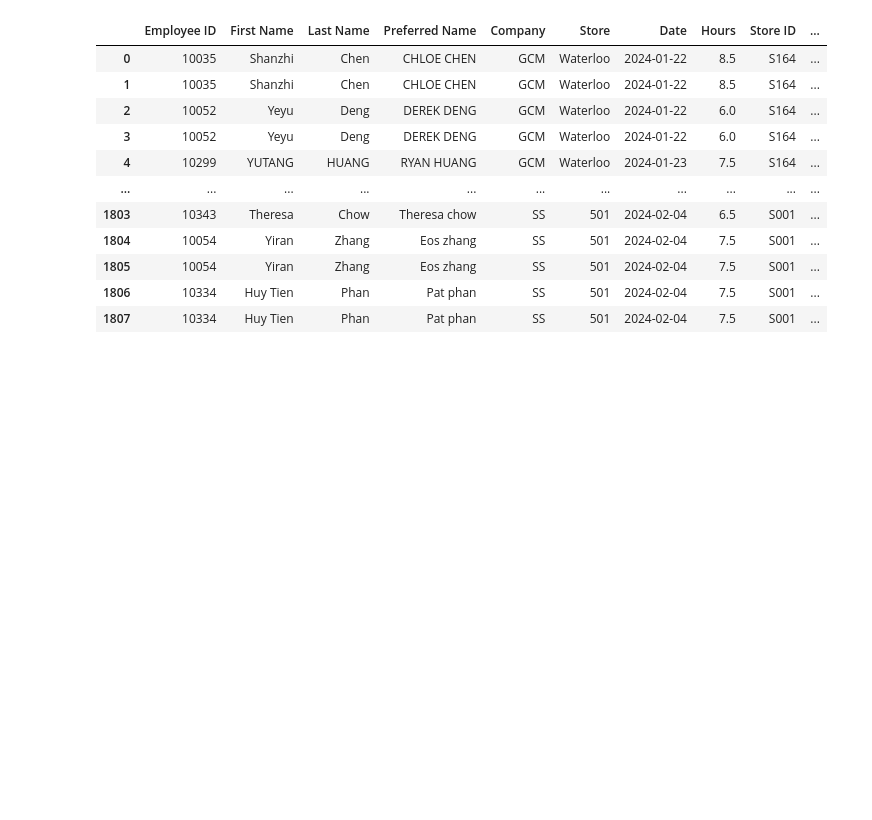
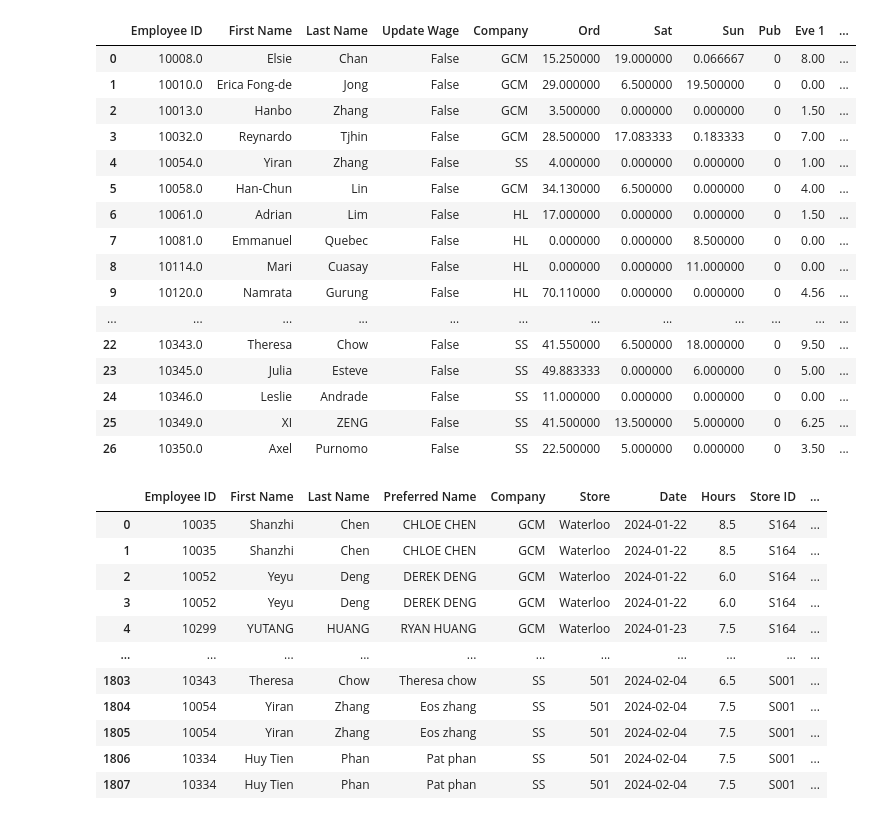
Before and after one commit to gongchaaus/roster-consolidation, a Jupyter notebook: timesheet_billing.ipynb, the cells around one changed output. Drawn from its saved outputs; the diff is of its cells as text; code cells hidden in the pictures; blank space fills up the shorter version.

```diff
--- a/timesheet_billing.ipynb
+++ b/timesheet_billing.ipynb
@@ -483,3 +472,23 @@ timesheets.rename(columns={'Bonus':'Bonus $'}, inplace = True)
+# %%
+timesheets
+# %% [output]
+|  | Employee ID | First Name | Last Name | Update Wage | Company | Ord | Sat | Sun | Pub | Eve 1 | ... |
+| 0 | 10008.0 | Elsie | Chan | False | GCM | 15.250000 | 19.000000 | 0.066667 | 0 | 8.00 | ... |
+| 1 | 10010.0 | Erica Fong-de | Jong | False | GCM | 29.000000 | 6.500000 | 19.500000 | 0 | 0.00 | ... |
+| 2 | 10013.0 | Hanbo | Zhang | False | GCM | 3.500000 | 0.000000 | 0.000000 | 0 | 1.50 | ... |
+| 3 | 10032.0 | Reynardo | Tjhin | False | GCM | 28.500000 | 17.083333 | 0.183333 | 0 | 7.00 | ... |
+| 4 | 10054.0 | Yiran | Zhang | False | SS | 4.000000 | 0.000000 | 0.000000 | 0 | 1.00 | ... |
+| 5 | 10058.0 | Han-Chun | Lin | False | GCM | 34.130000 | 6.500000 | 0.000000 | 0 | 4.00 | ... |
+| 6 | 10061.0 | Adrian | Lim | False | HL | 17.000000 | 0.000000 | 0.000000 | 0 | 1.50 | ... |
+| 7 | 10081.0 | Emmanuel | Quebec | False | HL | 0.000000 | 0.000000 | 8.500000 | 0 | 0.00 | ... |
+| 8 | 10114.0 | Mari | Cuasay | False | HL | 0.000000 | 0.000000 | 11.000000 | 0 | 0.00 | ... |
+| 9 | 10120.0 | Namrata | Gurung | False | HL | 70.110000 | 0.000000 | 0.000000 | 0 | 4.56 | ... |
+| ... | ... | ... | ... | ... | ... | ... | ... | ... | ... | ... | ... |
+| 22 | 10343.0 | Theresa | Chow | False | SS | 41.550000 | 6.500000 | 18.000000 | 0 | 9.50 | ... |
+| 23 | 10345.0 | Julia | Esteve | False | SS | 49.883333 | 0.000000 | 6.000000 | 0 | 5.00 | ... |
+| 24 | 10346.0 | Leslie | Andrade | False | SS | 11.000000 | 0.000000 | 0.000000 | 0 | 0.00 | ... |
+| 25 | 10349.0 | XI | ZENG | False | SS | 41.500000 | 13.500000 | 5.000000 | 0 | 6.25 | ... |
+| 26 | 10350.0 | Axel | Purnomo | False | SS | 22.500000 | 5.000000 | 0.000000 | 0 | 3.50 | ... |
 # %%
 bonus
 # %% [output]
```
Also changed, not shown: parts of 4 cells of this notebook, 24 other files.
